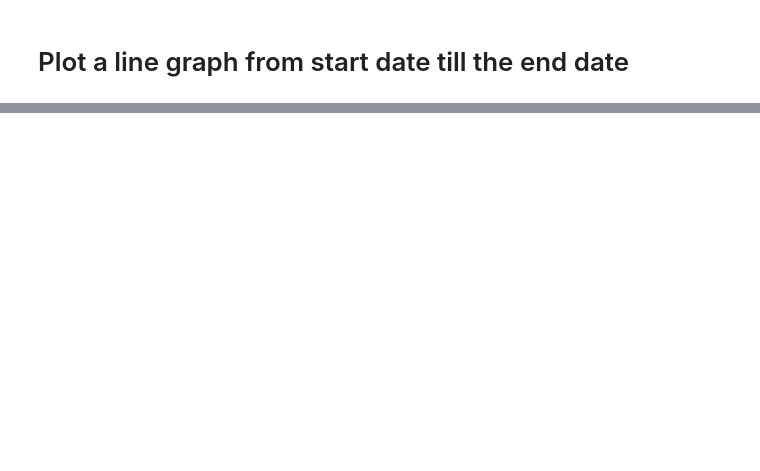
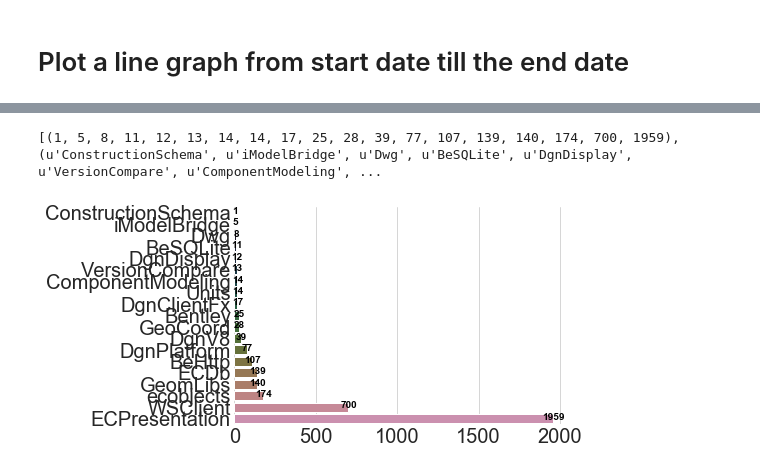
Before and after one commit to firzok/Python-Charting, a Jupyter notebook: Starting Graph.ipynb, the cells around one changed output, grey strips where cells are left out. Saved outputs shown, nothing was run; the diff lists cells and outputs as text; code cells hidden in the pictures; blank space fills up the shorter version.

```diff
--- a/Starting Graph.ipynb
+++ b/Starting Graph.ipynb
@@ -202,3 +214,43 @@ plt.show()
+# %%
+sql = 'SELECT TestId, TestCase, Test, Author, Component, Date FROM Tests where StreamId == ' + str(streamid) + " AND Date BETWEEN '"+StartDate+"' AND '"+EndDate+"'"
+c.execute(sql)
+data=c.fetchall()
+if len(data) == 0:
+    print "No Test added prior to "+StartDate
+df1 = pd.DataFrame.from_records(data, columns=['TestId', 'TestCase', 'Test', 'Author', 'Component', 'Date'])
+
+# df1
+
+data = np.unique(df1.Component, return_counts=True)
+
+
+
+sData = zip(*sorted(zip(data[1], data[0])))
+Y, X = sData
+X = np.array(X)
+Y = np.array(Y)
+
+print sData
+
+size = np.shape(X)[0]
+
+# fig = plt.figure(figsize=(size+5,size))
+sns.set_style("whitegrid")
+
+colors = sns.color_palette("cubehelix", len(df1.Component.unique()) + 10)
+
+for i in range(size):
+    g = sns.barplot(y=X[i:i+1], x=Y[i:i+1], color=colors[i], order = X, url = X[i]+'.svg', orient='h')
+    g.text(Y[i] + 3, i + 0.1, Y[i], color='black', ha="center", weight="bold")
+
+
+sns.despine(left=True)
+g.tick_params(labelsize=20)
+plt.savefig('Main2.svg', dpi=300, orientation='landscape')
+plt.show()
+# %% [output]
+[(1, 5, 8, 11, 12, 13, 14, 14, 17, 25, 28, 39, 77, 107, 139, 140, 174, 700, 1959), (u'ConstructionSchema', u'iModelBridge', u'Dwg', u'BeSQLite', u'DgnDisplay', u'VersionCompare', u'ComponentModeling', ...
+[figure, added]
 # %%
 
 # sql = 'SELECT component, COUNT(*) FROM Tests where StreamId == ' + str(streamid) + ' AND Date <' + '\'' + StartDate + '\'' + 'GROUP BY component;'
```
Also changed, not shown: parts of 6 cells of this notebook, 18 other files.
